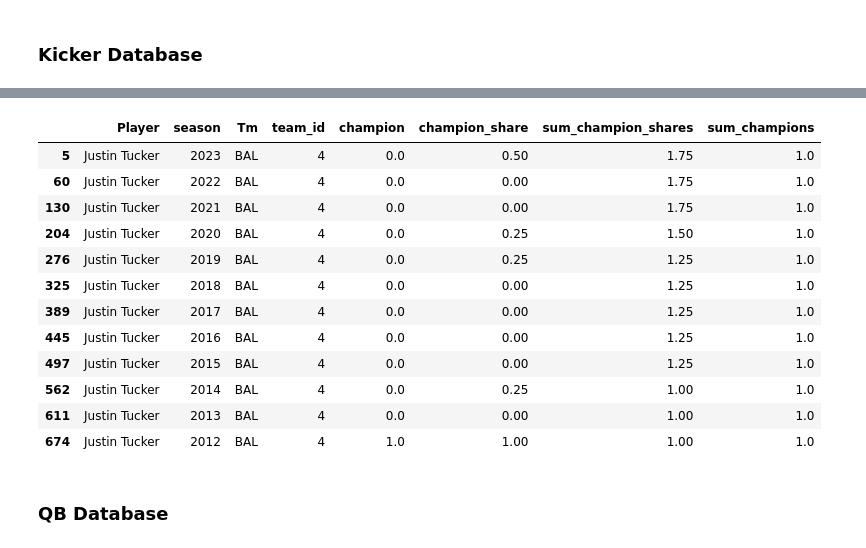
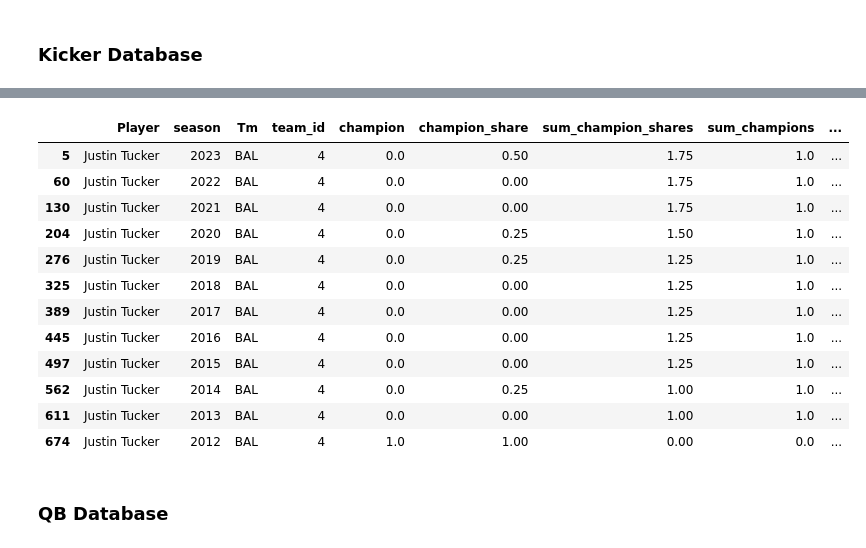
Before and after one commit to allenjake440/NFL_Champion, a Jupyter notebook: nfl_champ_data.ipynb, the cells around one changed output, grey strips where cells are left out. Drawn from its saved outputs; the diff is of its cells as text; code cells hidden in the pictures.

```diff
--- a/nfl_champ_data.ipynb
+++ b/nfl_champ_data.ipynb
@@ -91,7 +120,8 @@ dataframes = {
     "all_player_passing_data": all_player_passing_data,
     "all_player_receiving_data": all_player_receiving_data,
     "all_player_rushing_data": all_player_rushing_data,
-    "all_coaches_data": all_coaches_data
+    "all_coaches_data": all_coaches_data,
+
 }
 
 # Apply the VLOOKUP-like function and round the 'team_id' in each DataFrame
@@ -274,5 +268,6 @@ filtered_data
 # %%
 # Sort the DataFrame back by 'season' in descending order
+combined_data = combined_data.fillna(0)
 combined_data = combined_data.sort_values(by='season', ascending=False)
 
 # Merge the specified columns from all_team_advance_data into combined_data
@@ -335,14 +303,4 @@ filtered_data
 # %%
-
-
-
-
-
-
-
-
-
-
 # List of columns to create cumulative sums for
 columns_to_cumsum = [
     ('mvp_shares', 'sum_mvp_shares'),
@@ -361,6 +319,14 @@ combined_data = combined_data.sort_values(by=['Player', 'season'])
 # Calculate the cumulative sums and shift by one position
 for col, new_col in columns_to_cumsum:
     combined_data[new_col] = combined_data.groupby('Player')[col].cumsum().shift(1).fillna(0)
+
+# Adjust for every player's first season in the league
+for col, new_col in columns_to_cumsum:
+    # Find the first season for each player
+    first_season_players = combined_data.groupby('Player').head(1)
+
+    # Set the cumulative sum to 0 for the first season
+    combined_data.loc[first_season_players.index, new_col] = 0
 
 # Sort the DataFrame back by 'season' in descending order
 combined_data = combined_data.sort_values(by='season', ascending=False)
@@ -438,7 +431,21 @@ all_player_kicking_data['40_50+_perc_x_makes'] = ((all_player_kicking_data['40-4
 # %%
 # Merge the specified columns from all_team_advance_data into combined_data
 all_player_kicking_data = all_player_kicking_data.merge(
-    all_team_advance_data[['team_id', 'season', 'playoff_games', 'champion', 'champion_share']],
-    on=['team_id', 'season'],
+    combined_data[['Player', 'season', 'champion', 'champion_share', 'mvp_shares', 'all_pro', 'cpoy_shares', 'sum_cpoy_shares', 'sum_mvp_shares', 'sum_all_pro','sum_champion_shares', 'sum_champions', 'sum_playoff_games', 'sum_player_L1S_cs', 'sum_player_L3S_cs', 'sum_player_L5S_cs', 'sum_player_L8S_cs']],
+    on=['Player', 'season'],
     how='left'
 )
+
+# Fill NaN values with 0
+all_player_kicking_data = all_player_kicking_data.fillna(0)
+
+# Drop duplicate rows based on 'Player' and 'season'
+all_player_kicking_data = all_player_kicking_data.drop_duplicates(subset=['Player', 'season'])
+
+# Sort the DataFrame by 'Player' and 'season' in descending order
+all_player_kicking_data = all_player_kicking_data.sort_values(by=['Player', 'season'], ascending=[True, False])
+
+# Filter the DataFrame for rows where 'Pos' is 'K'
+all_player_kicking_data = all_player_kicking_data[all_player_kicking_data['Pos'] == 'K']
+
+all_player_kicking_data
@@ -498,26 +466,26 @@ all_player_kicking_data = all_player_kicking_data.drop_duplicates(subset=['Playe
 # %%
 # Filter the DataFrame to include only rows where 'Coach' is 'Pete Carroll'
 tuck = all_player_kicking_data[all_player_kicking_data['Player'] == 'Justin Tucker']
 
 # Select the specified columns
-tuck = tuck[['Player', 'season', 'Tm', 'team_id', 'champion', 'champion_share', 'sum_champion_shares', 'sum_champions']]
+tuck = tuck[['Player', 'season', 'Tm', 'team_id', 'champion', 'champion_share', 'sum_champion_shares', 'sum_champions', 'sum_all_pro', 'all_pro']]
 
 # Display the resulting DataFrame
 tuck
 # %% [output]
-|  | Player | season | Tm | team_id | champion | champion_share | sum_champion_shares | sum_champions |
-| 5 | Justin Tucker | 2023 | BAL | 4 | 0.0 | 0.50 | 1.75 | 1.0 |
-| 60 | Justin Tucker | 2022 | BAL | 4 | 0.0 | 0.00 | 1.75 | 1.0 |
-| 130 | Justin Tucker | 2021 | BAL | 4 | 0.0 | 0.00 | 1.75 | 1.0 |
-| 204 | Justin Tucker | 2020 | BAL | 4 | 0.0 | 0.25 | 1.50 | 1.0 |
-| 276 | Justin Tucker | 2019 | BAL | 4 | 0.0 | 0.25 | 1.25 | 1.0 |
-| 325 | Justin Tucker | 2018 | BAL | 4 | 0.0 | 0.00 | 1.25 | 1.0 |
-| 389 | Justin Tucker | 2017 | BAL | 4 | 0.0 | 0.00 | 1.25 | 1.0 |
-| 445 | Justin Tucker | 2016 | BAL | 4 | 0.0 | 0.00 | 1.25 | 1.0 |
-| 497 | Justin Tucker | 2015 | BAL | 4 | 0.0 | 0.00 | 1.25 | 1.0 |
-| 562 | Justin Tucker | 2014 | BAL | 4 | 0.0 | 0.25 | 1.00 | 1.0 |
-| 611 | Justin Tucker | 2013 | BAL | 4 | 0.0 | 0.00 | 1.00 | 1.0 |
-| 674 | Justin Tucker | 2012 | BAL | 4 | 1.0 | 1.00 | 1.00 | 1.0 |
+|  | Player | season | Tm | team_id | champion | champion_share | sum_champion_shares | sum_champions | ... |
+| 5 | Justin Tucker | 2023 | BAL | 4 | 0.0 | 0.50 | 1.75 | 1.0 | ... |
+| 60 | Justin Tucker | 2022 | BAL | 4 | 0.0 | 0.00 | 1.75 | 1.0 | ... |
+| 130 | Justin Tucker | 2021 | BAL | 4 | 0.0 | 0.00 | 1.75 | 1.0 | ... |
+| 204 | Justin Tucker | 2020 | BAL | 4 | 0.0 | 0.25 | 1.50 | 1.0 | ... |
+| 276 | Justin Tucker | 2019 | BAL | 4 | 0.0 | 0.25 | 1.25 | 1.0 | ... |
+| 325 | Justin Tucker | 2018 | BAL | 4 | 0.0 | 0.00 | 1.25 | 1.0 | ... |
+| 389 | Justin Tucker | 2017 | BAL | 4 | 0.0 | 0.00 | 1.25 | 1.0 | ... |
+| 445 | Justin Tucker | 2016 | BAL | 4 | 0.0 | 0.00 | 1.25 | 1.0 | ... |
+| 497 | Justin Tucker | 2015 | BAL | 4 | 0.0 | 0.00 | 1.25 | 1.0 | ... |
+| 562 | Justin Tucker | 2014 | BAL | 4 | 0.0 | 0.25 | 1.00 | 1.0 | ... |
+| 611 | Justin Tucker | 2013 | BAL | 4 | 0.0 | 0.00 | 1.00 | 1.0 | ... |
+| 674 | Justin Tucker | 2012 | BAL | 4 | 1.0 | 1.00 | 0.00 | 0.0 | ... |
 # %% [markdown]
 ### QB Database
 # %%
```
Also changed, not shown: parts of 27 cells of this notebook, 5 other files.
